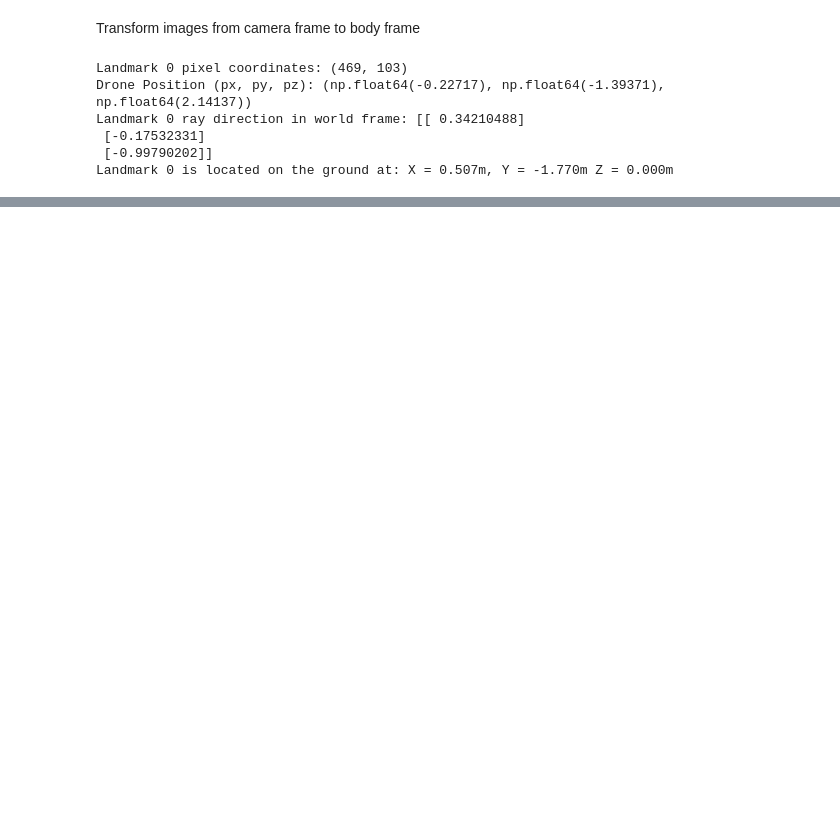
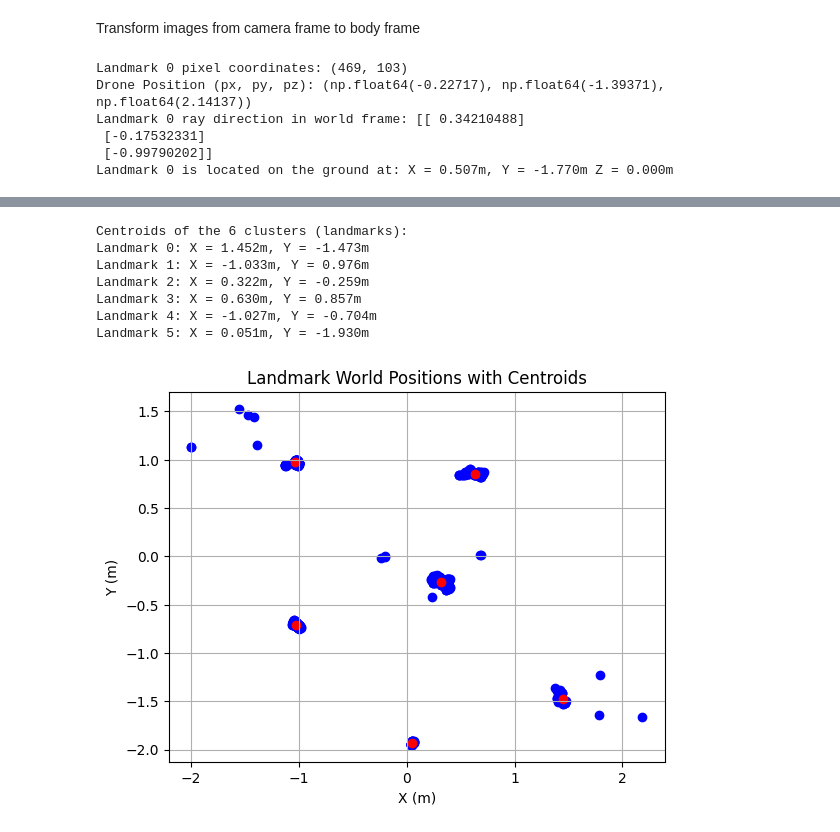
Before and after one commit to jclundy/aer1217_labs, a Jupyter notebook: lab3/lab3_zoe.ipynb, the cells around one changed output, grey strips where cells are left out. Saved outputs shown, nothing was run; the diff lists cells and outputs as text; code cells hidden in the pictures; blank space fills up the shorter version.

```diff
--- a/lab3/lab3_zoe.ipynb
+++ b/lab3/lab3_zoe.ipynb
@@ -156,0 +270,29 @@ Landmark 0 is located on the ground at: X = 0.507m, Y = -1.770m Z = 0.000m
+# %%
+###identify 6 centroids from the scatter plot of landmark world positions and center them
+from sklearn.cluster import KMeans
+import numpy as np
+
+scatter_x = landmark_data[:, 0]
+scatter_y = landmark_data[:, 1]
+scatter_points = np.column_stack((scatter_x, scatter_y))
+kmeans = KMeans(n_clusters=6, random_state=0).fit(scatter_points)
+centroids = kmeans.cluster_centers_
+print("Centroids of the 6 clusters (landmarks):")
+for idx, centroid in enumerate(centroids):
+    print(f"Landmark {idx}: X = {centroid[0]:.3f}m, Y = {centroid[1]:.3f}m")
+plt.scatter(scatter_x, scatter_y, color='blue', label='Landmark Points')
+plt.scatter(centroids[:, 0], centroids[:, 1], color='red', label='Centroids')
+plt.title('Landmark World Positions with Centroids')
+plt.xlabel('X (m)')
+plt.ylabel('Y (m)')
+plt.grid()
+plt.show()
+# %% [output]
+Centroids of the 6 clusters (landmarks):
+Landmark 0: X = 1.452m, Y = -1.473m
+Landmark 1: X = -1.033m, Y = 0.976m
+Landmark 2: X = 0.322m, Y = -0.259m
+Landmark 3: X = 0.630m, Y = 0.857m
+Landmark 4: X = -1.027m, Y = -0.704m
+Landmark 5: X = 0.051m, Y = -1.930m
+[figure, added]
```
Also changed, not shown: parts of 5 cells of this notebook, 1 other file.
